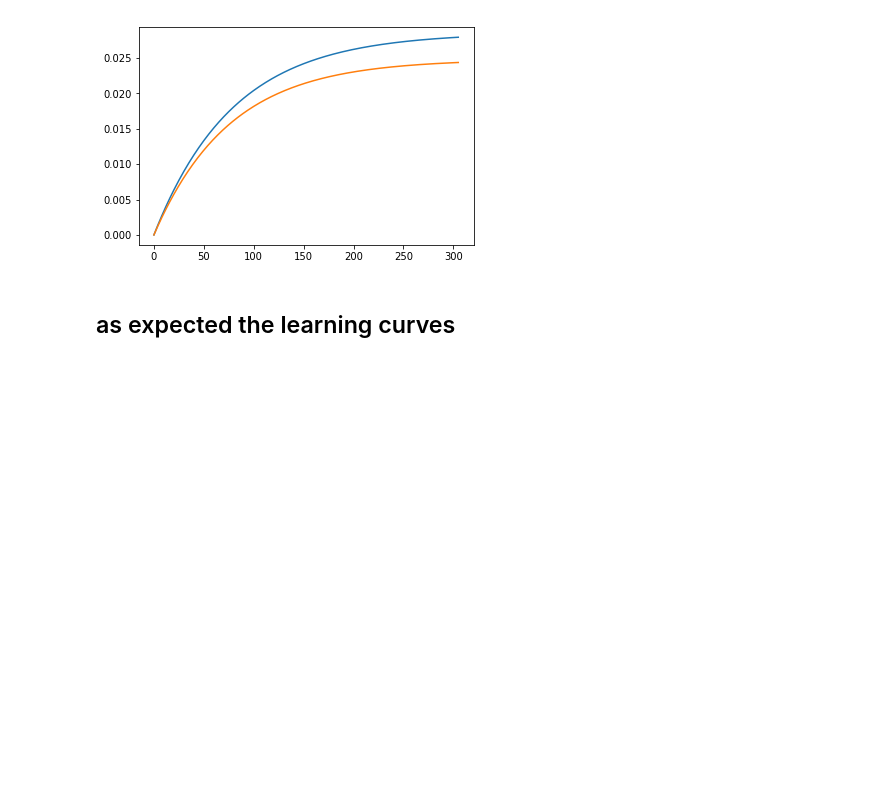
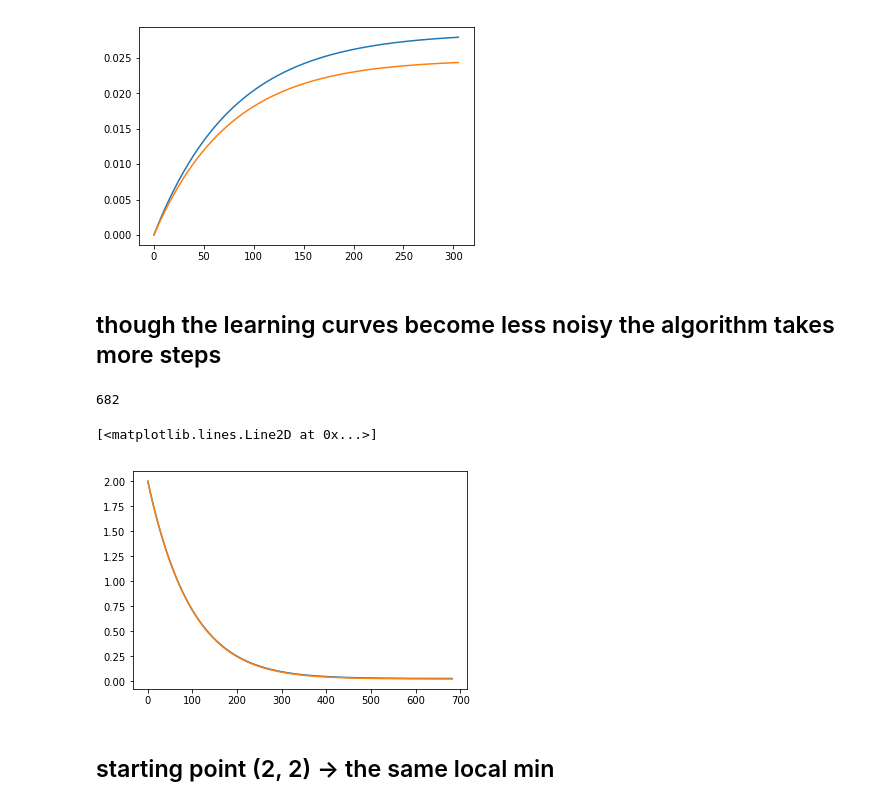
Before and after one commit to drabusov/coursera_ml, a Jupyter notebook: logistic_regression.ipynb, the cells around one changed output. Cells and saved outputs as stored; diff of their text form; code cells hidden in the pictures; blank space fills up the shorter version.

```diff
--- a/logistic_regression.ipynb
+++ b/logistic_regression.ipynb
@@ -141,5 +141,23 @@ plt.plot(np.array(history)[:, 1])
 # %% [output]
 [<matplotlib.lines.Line2D at 0x...>]
 [figure]
-# %% [markdown]
-## as expected the learning curves
+# %% [markdown]
+## though the learning curves become less noisy the algorithm takes more steps
+# %%
+w = np.array([2.,2.])
+k_step = 0.001
+d = gradient_descent(X, y, w, C, k_step, full_output=True)
+
+w = d["coefs"]
+history = d["history"]
+d["n_iter"]
+# %% [output]
+682
+# %%
+plt.plot(np.array(history)[:, 0])
+plt.plot(np.array(history)[:, 1])
+# %% [output]
+[<matplotlib.lines.Line2D at 0x...>]
+[figure, added]
+# %% [markdown]
+## starting point (2, 2) -> the same local min
```
Also changed, not shown: 4 other files.
